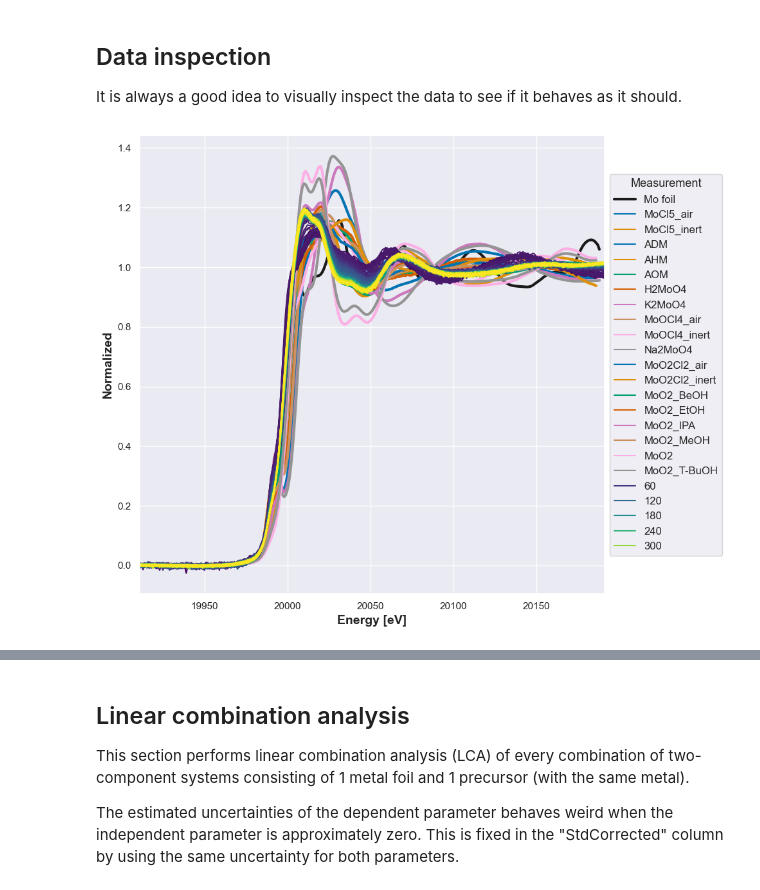
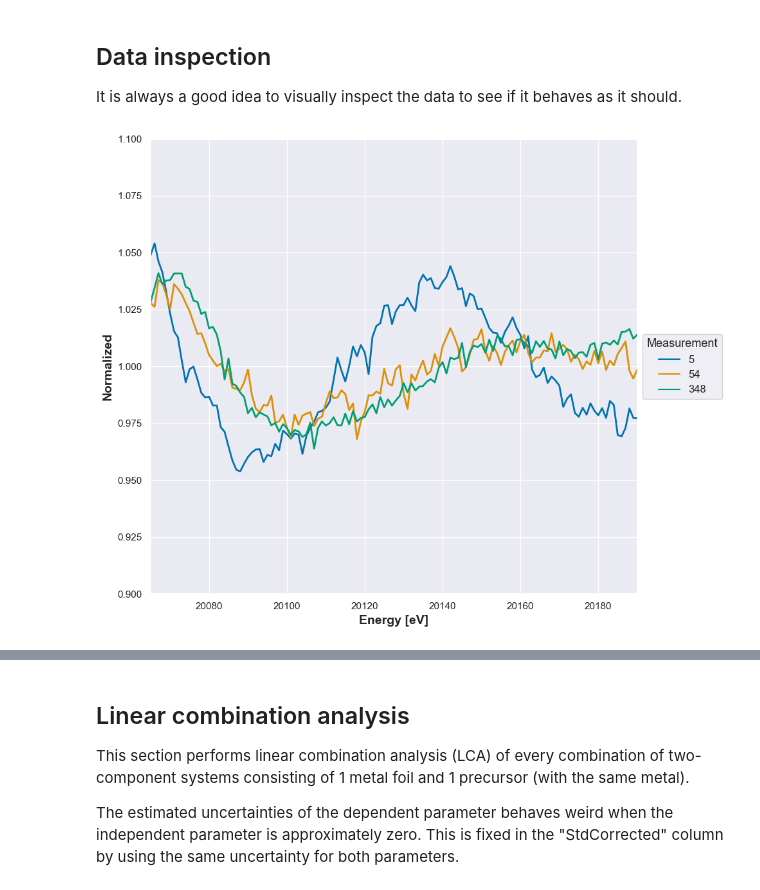
Before and after one commit to NanostructureUCPH/autoXAS, a Jupyter notebook: example_notebooks/BALDER_sep2022.ipynb, the cells around one changed output, grey strips where cells are left out. Drawn from its saved outputs; the diff is of its cells as text; code cells hidden in the pictures.

```diff
--- a/example_notebooks/BALDER_sep2022.ipynb
+++ b/example_notebooks/BALDER_sep2022.ipynb
@@ -341,17 +341,17 @@ df_products['Energy_Corrected'] = df_products['Energy_Corrected'] - 2
 df_data['Energy_Corrected'] = df_data['Energy_Corrected'] + 3
 # %%
 plot_data(
-    df_data[df_data['Measurement'] > 4],
+    df_data[df_data['Measurement'].isin([5,54,348])],
     metal='Mo',
-    foils=df_foils,
-    products=df_products,
-    intermediates=df_intermediates,
-    precursors=df_precursors,
+    # foils=df_foils,
+    # products=df_products,
+    # intermediates=df_intermediates,
+    # precursors=df_precursors,
     precursor_suffix=None,
     interactive=interactive
 )
 # %% [output]
-[figure, old version]
+[figure, new version]
 # %%
 plot_insitu_waterfall(
     df_data,
```
Also changed, not shown: parts of 7 cells of this notebook, 1 other file.
